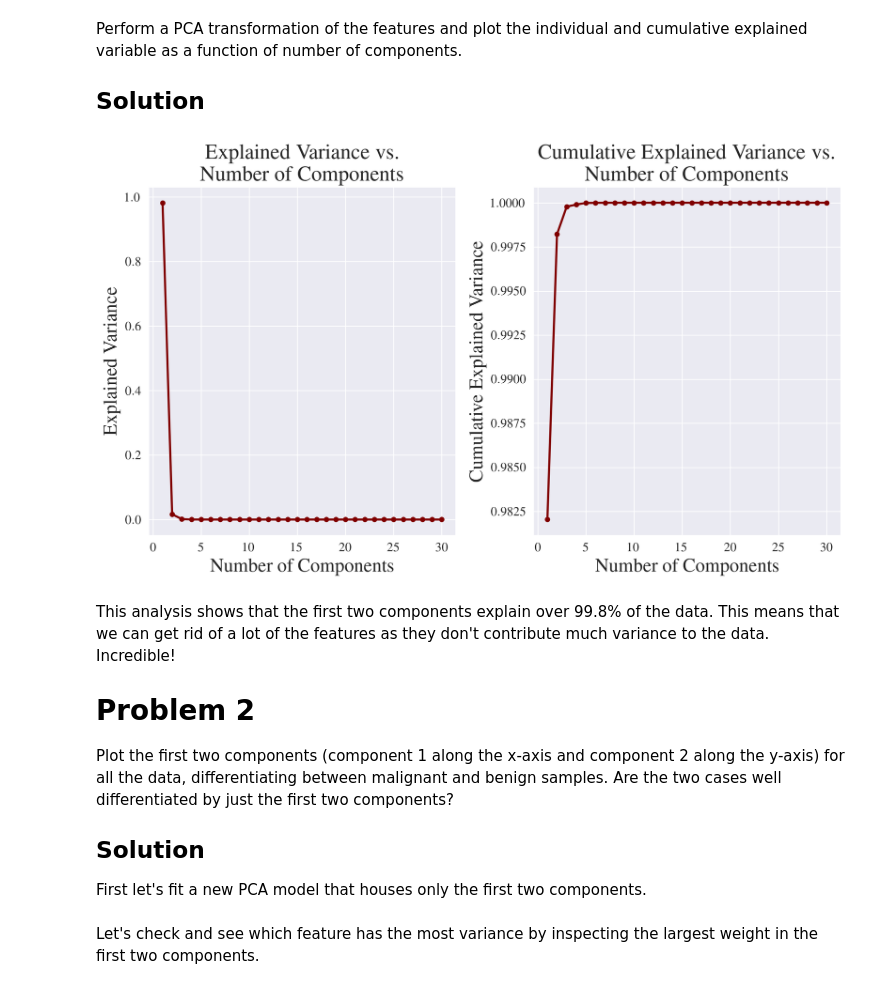
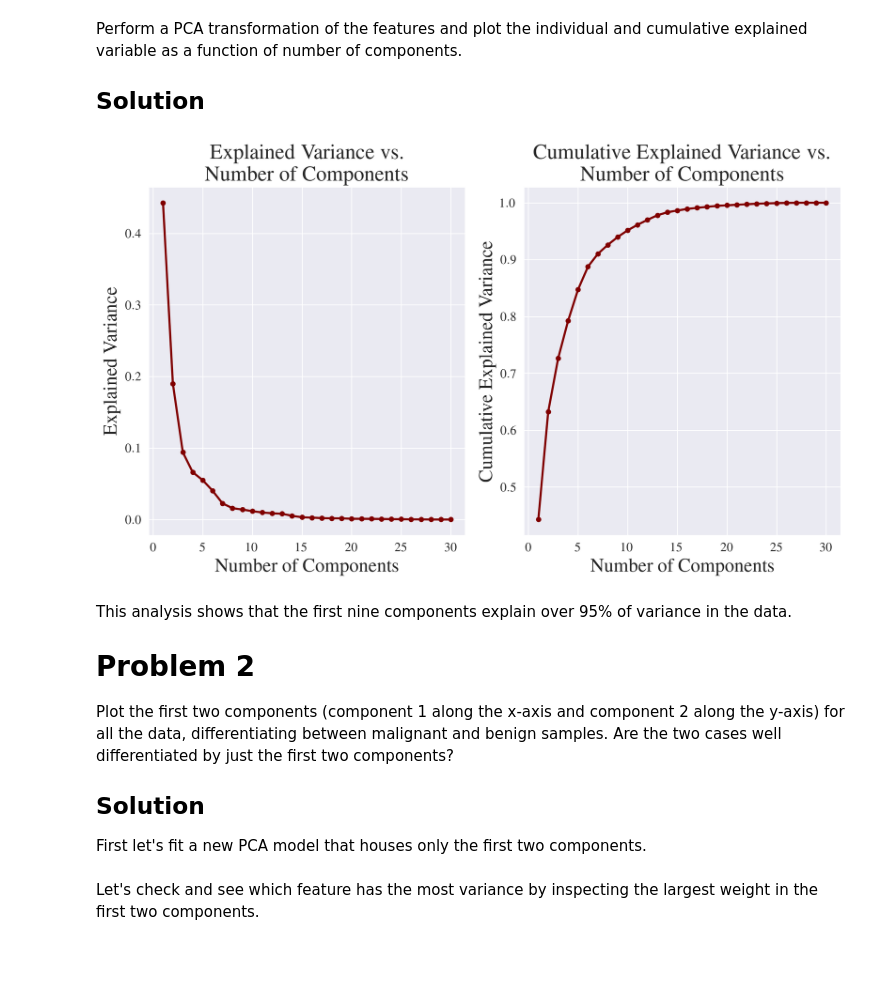
Before and after one commit to gabemorris12/machine_learning, a Jupyter notebook: Homework 3/Machine Learning Homework 3.ipynb, the cells around one changed output. Drawn from its saved outputs; the diff is of its cells as text; code cells hidden in the pictures; blank space fills up the shorter version.

Commit message:
normalized the data

```diff
--- a/Homework 3/Machine Learning Homework 3.ipynb
+++ b/Homework 3/Machine Learning Homework 3.ipynb
@@ -7,12 +7,15 @@ import seaborn as sns
 from sklearn.decomposition import PCA
 from sklearn.datasets import load_breast_cancer
 from sklearn.metrics import confusion_matrix, accuracy_score
+from sklearn.preprocessing import StandardScaler
 
 plt.style.use('../maroon_ipynb.mplstyle')
 
 cancer = load_breast_cancer()
 features = cancer.data
 target = cancer.target
+scaler = StandardScaler()
+features_scaled = scaler.fit_transform(features)
 # %% [markdown]
 # Problem 1
 The sklearn library includes a set of data containing image information on fine needle aspirates used to identify breast cancer. The dataset contains information gathered from the images as well as whether the mass was malignant (target=0) or benign (target=1).
@@ -46,30 +49,30 @@ Perform a PCA transformation of the features and plot the individual and cumulat
 # %%
 # Perform PCA transformation
 pca = PCA()  # n_components should equal the number of features
-pca.fit(features)
+pca.fit(features_scaled)
 
 # Get explained variance
 explained_variance = pca.explained_variance_ratio_
 
 # Get the cumulative sum
 cumulative_variance = np.cumsum(explained_variance)  # should go up to 1 at n=30
 
 # Plot
 components = np.arange(1, len(explained_variance) + 1, dtype=int)
 fig, (ax1, ax2) = plt.subplots(nrows=1, ncols=2)
 ax1.plot(components, explained_variance, marker='.')
 ax2.plot(components, cumulative_variance, marker='.')
 ax1.set_xlabel('Number of Components')
 ax1.set_ylabel('Explained Variance')
 ax1.set_title('Explained Variance vs.\n Number of Components')
 ax2.set_xlabel('Number of Components')
 ax2.set_ylabel('Cumulative Explained Variance')
 ax2.set_title('Cumulative Explained Variance vs.\n Number of Components')
 plt.show()
 # %% [output]
-[figure, old version]
+[figure, new version]
 # %% [markdown]
-This analysis shows that the first two components explain over 99.8% of the data. This means that we can get rid of a lot of the features as they don't contribute much variance to the data. Incredible!
+This analysis shows that the first nine components explain over 95% of variance in the data.
 
 # Problem 2
 Plot the first two components (component 1 along the x-axis and component 2 along the y-axis) for all the data, differentiating between malignant and benign samples. Are the two cases well differentiated by just the first two components?
```
Also changed, not shown: parts of 17 cells of this notebook, 1 other file.
